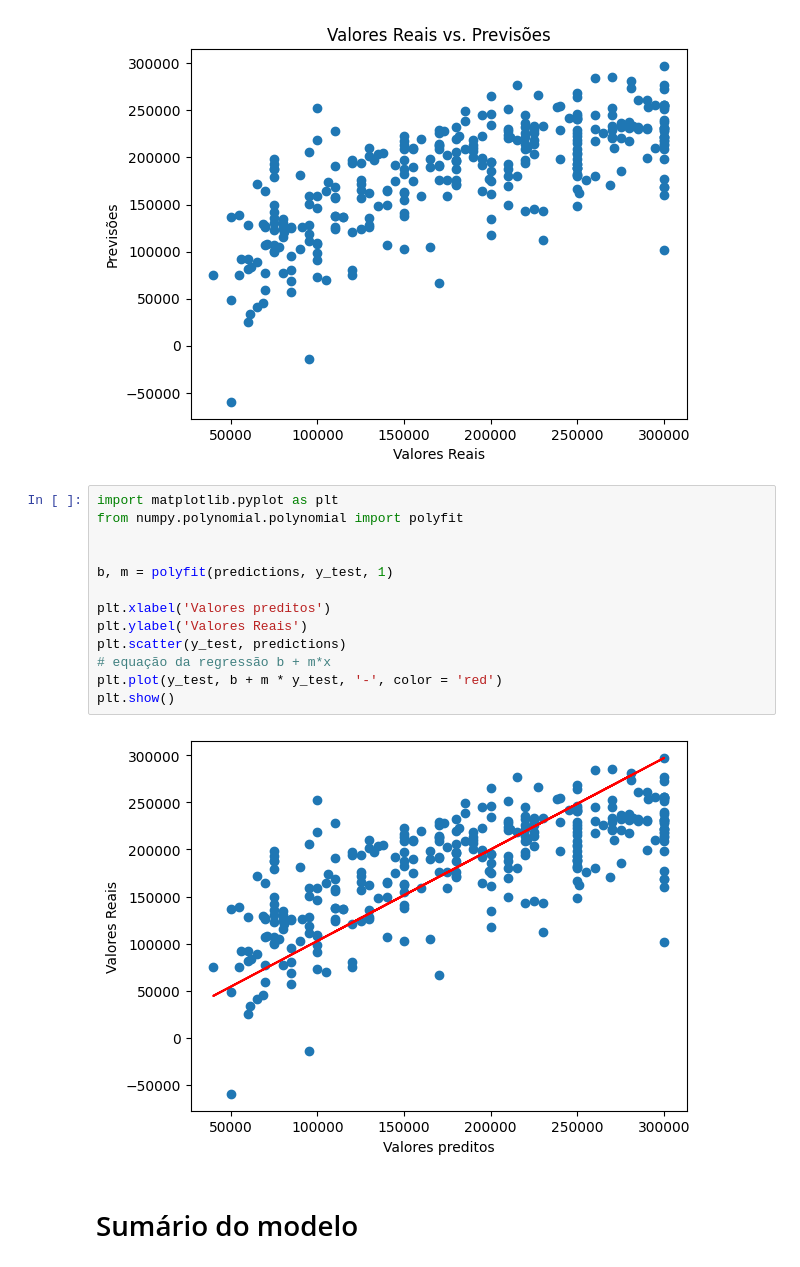
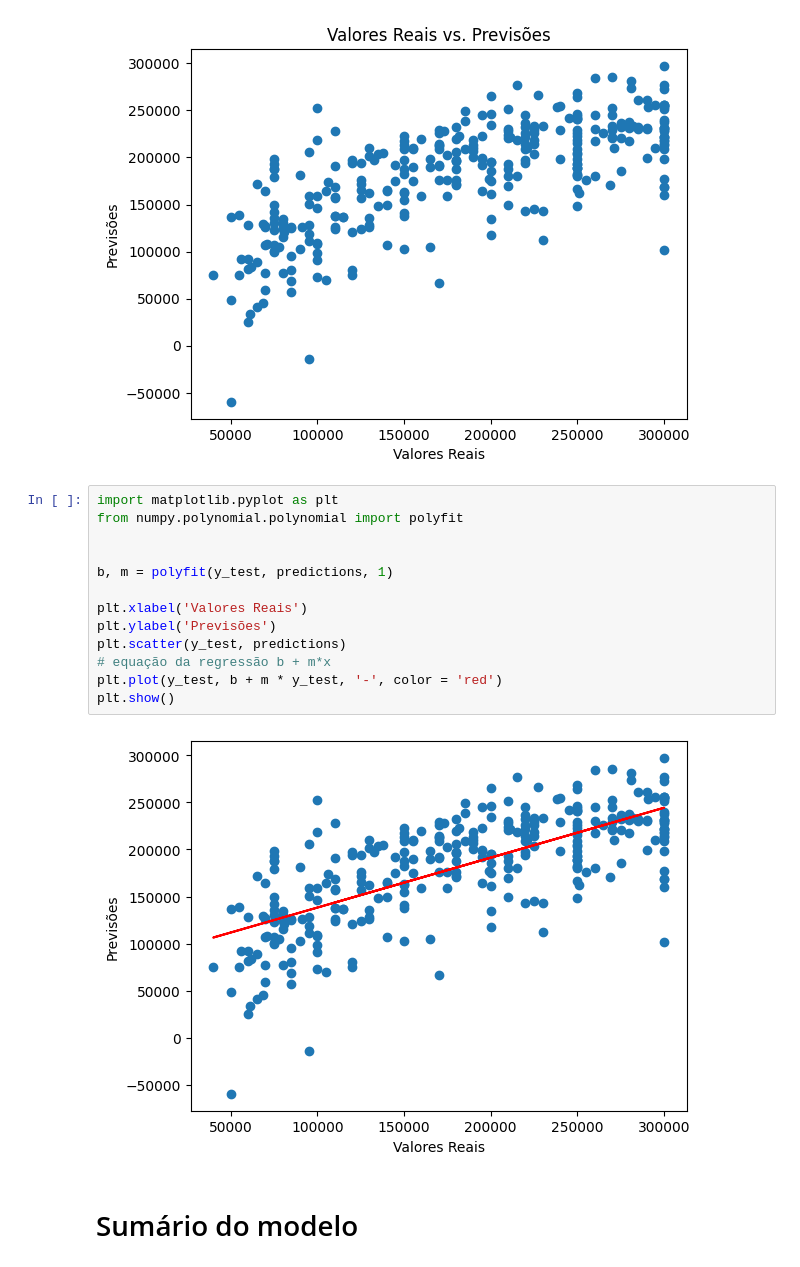
Before and after one commit to Kammer02/A3, a Jupyter notebook: src/notebooks/a3.ipynb, the cells around one changed output. Saved outputs shown, nothing was run; the diff lists cells and outputs as text.

```diff
--- a/src/notebooks/a3.ipynb
+++ b/src/notebooks/a3.ipynb
@@ -275,18 +275,18 @@ plt.show()
 # %%
 import matplotlib.pyplot as plt
 from numpy.polynomial.polynomial import polyfit
 
 
-b, m = polyfit(predictions, y_test, 1)
+b, m = polyfit(y_test, predictions, 1)
 
-plt.xlabel('Valores preditos')
-plt.ylabel('Valores Reais')
+plt.xlabel('Valores Reais')
+plt.ylabel('Previsões')
 plt.scatter(y_test, predictions)
 # equação da regressão b + m*x
 plt.plot(y_test, b + m * y_test, '-', color = 'red')
 plt.show()
 # %% [output]
-[figure, old version]
+[figure, new version]
 # %% [markdown]
 # Sumário do modelo
 # %%
```
Also changed, not shown: parts of 1 cell of this notebook, 4 other files.
